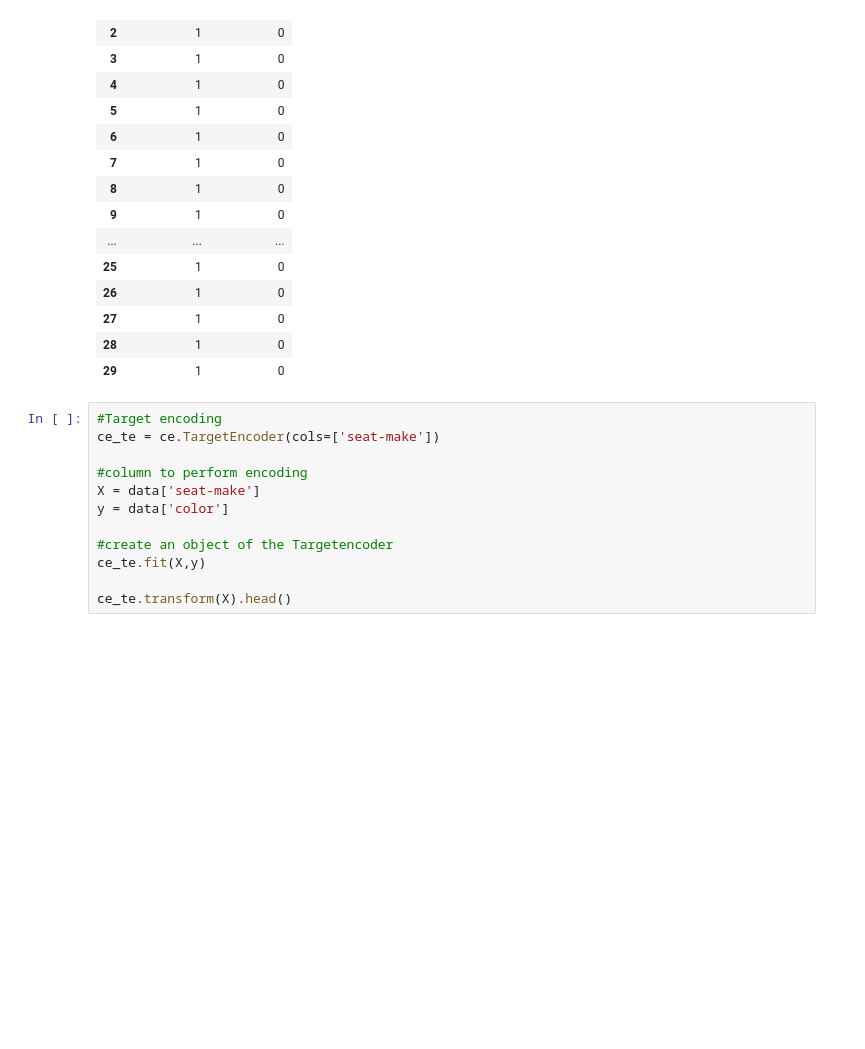
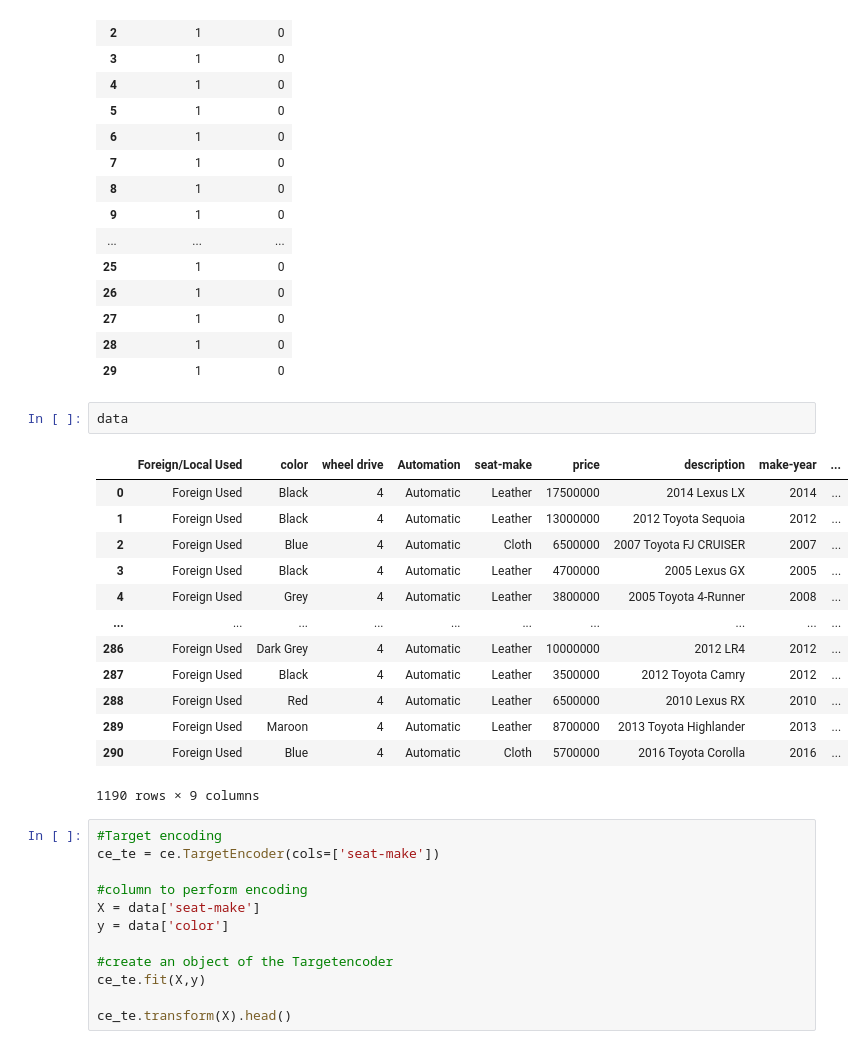
Before and after one commit to samsonafo/dsr-trees, a Jupyter notebook: encoding.ipynb, the cells around one changed output. Cells and saved outputs as stored; diff of their text form; blank space fills up the shorter version.

```diff
--- a/encoding.ipynb
+++ b/encoding.ipynb
@@ -143,6 +143,22 @@ pd.get_dummies(data['Foreign/Local Used']).head(30)
 | 27 | 1 | 0 |
 | 28 | 1 | 0 |
 | 29 | 1 | 0 |
+# %%
+data
+# %% [output]
+|  | Foreign/Local Used | color | wheel drive | Automation | seat-make | price | description | make-year | ... |
+| 0 | Foreign Used | Black | 4 | Automatic | Leather | 17500000 | 2014 Lexus LX | 2014 | ... |
+| 1 | Foreign Used | Black | 4 | Automatic | Leather | 13000000 | 2012 Toyota Sequoia | 2012 | ... |
+| 2 | Foreign Used | Blue | 4 | Automatic | Cloth | 6500000 | 2007 Toyota FJ CRUISER | 2007 | ... |
+| 3 | Foreign Used | Black | 4 | Automatic | Leather | 4700000 | 2005 Lexus GX | 2005 | ... |
+| 4 | Foreign Used | Grey | 4 | Automatic | Leather | 3800000 | 2005 Toyota 4-Runner | 2008 | ... |
+| ... | ... | ... | ... | ... | ... | ... | ... | ... | ... |
+| 286 | Foreign Used | Dark Grey | 4 | Automatic | Leather | 10000000 | 2012 LR4 | 2012 | ... |
+| 287 | Foreign Used | Black | 4 | Automatic | Leather | 3500000 | 2012 Toyota Camry | 2012 | ... |
+| 288 | Foreign Used | Red | 4 | Automatic | Leather | 6500000 | 2010 Lexus RX | 2010 | ... |
+| 289 | Foreign Used | Maroon | 4 | Automatic | Leather | 8700000 | 2013 Toyota Highlander | 2013 | ... |
+| 290 | Foreign Used | Blue | 4 | Automatic | Cloth | 5700000 | 2016 Toyota Corolla | 2016 | ... |
+1190 rows × 9 columns
 # %%
 #Target encoding
 ce_te = ce.TargetEncoder(cols=['seat-make'])
```
Also changed, not shown: parts of 1 cell of this notebook, 5 other files.
